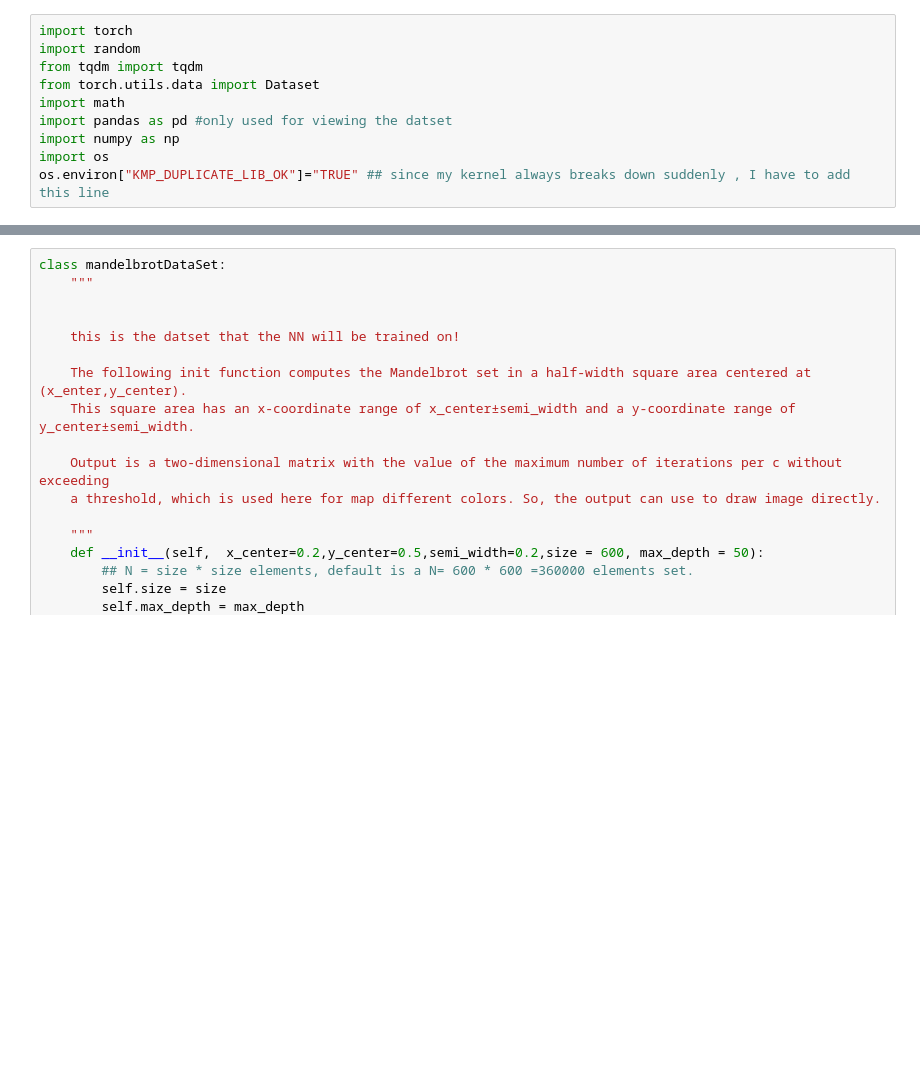
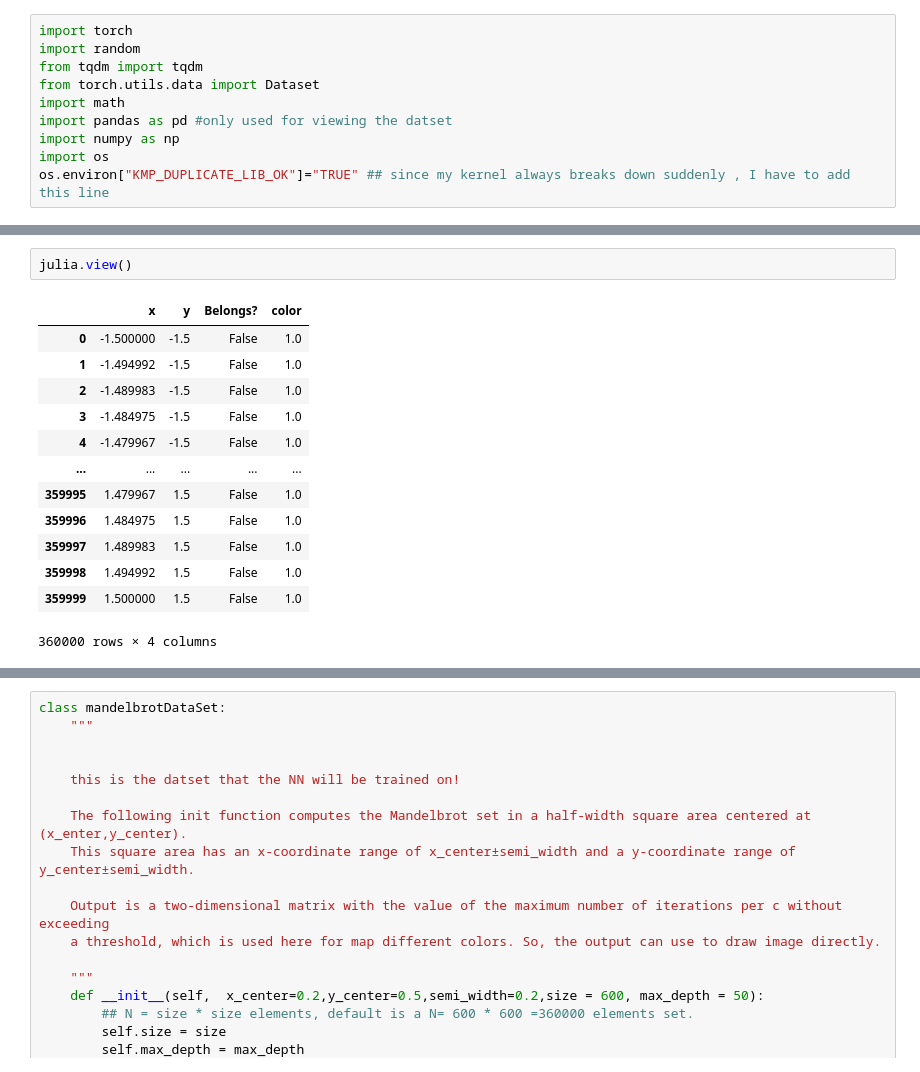
Before and after one commit to Viaan-Hacker/How-acuurately-can-an-NN-aproximate-an-infinte-fractal-, a Jupyter notebook: neural_networks/testmodel.ipynb, the cells around one changed output, grey strips where cells are left out. Drawn from its saved outputs; the diff is of its cells as text; blank space fills up the shorter version.

```diff
--- a/neural_networks/testmodel.ipynb
+++ b/neural_networks/testmodel.ipynb
@@ -10,0 +83,16 @@ os.environ["KMP_DUPLICATE_LIB_OK"]="TRUE" ## since my kernel always breaks down
+# %%
+julia.view()
+# %% [output]
+|  | x | y | Belongs? | color |
+| 0 | -1.500000 | -1.5 | False | 1.0 |
+| 1 | -1.494992 | -1.5 | False | 1.0 |
+| 2 | -1.489983 | -1.5 | False | 1.0 |
+| 3 | -1.484975 | -1.5 | False | 1.0 |
+| 4 | -1.479967 | -1.5 | False | 1.0 |
+| ... | ... | ... | ... | ... |
+| 359995 | 1.479967 | 1.5 | False | 1.0 |
+| 359996 | 1.484975 | 1.5 | False | 1.0 |
+| 359997 | 1.489983 | 1.5 | False | 1.0 |
+| 359998 | 1.494992 | 1.5 | False | 1.0 |
+| 359999 | 1.500000 | 1.5 | False | 1.0 |
+360000 rows × 4 columns
```
Also changed, not shown: parts of 4 cells of this notebook.
